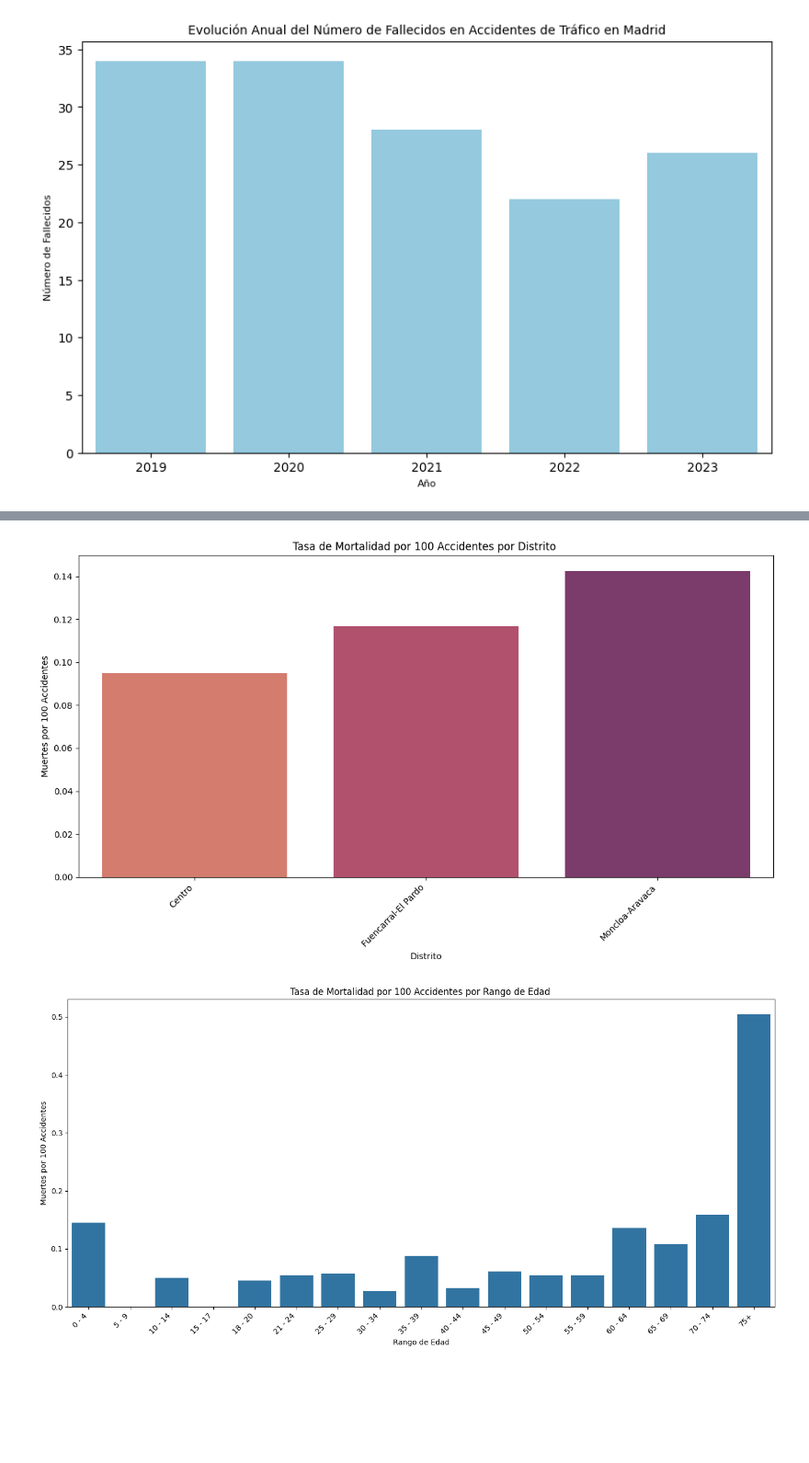
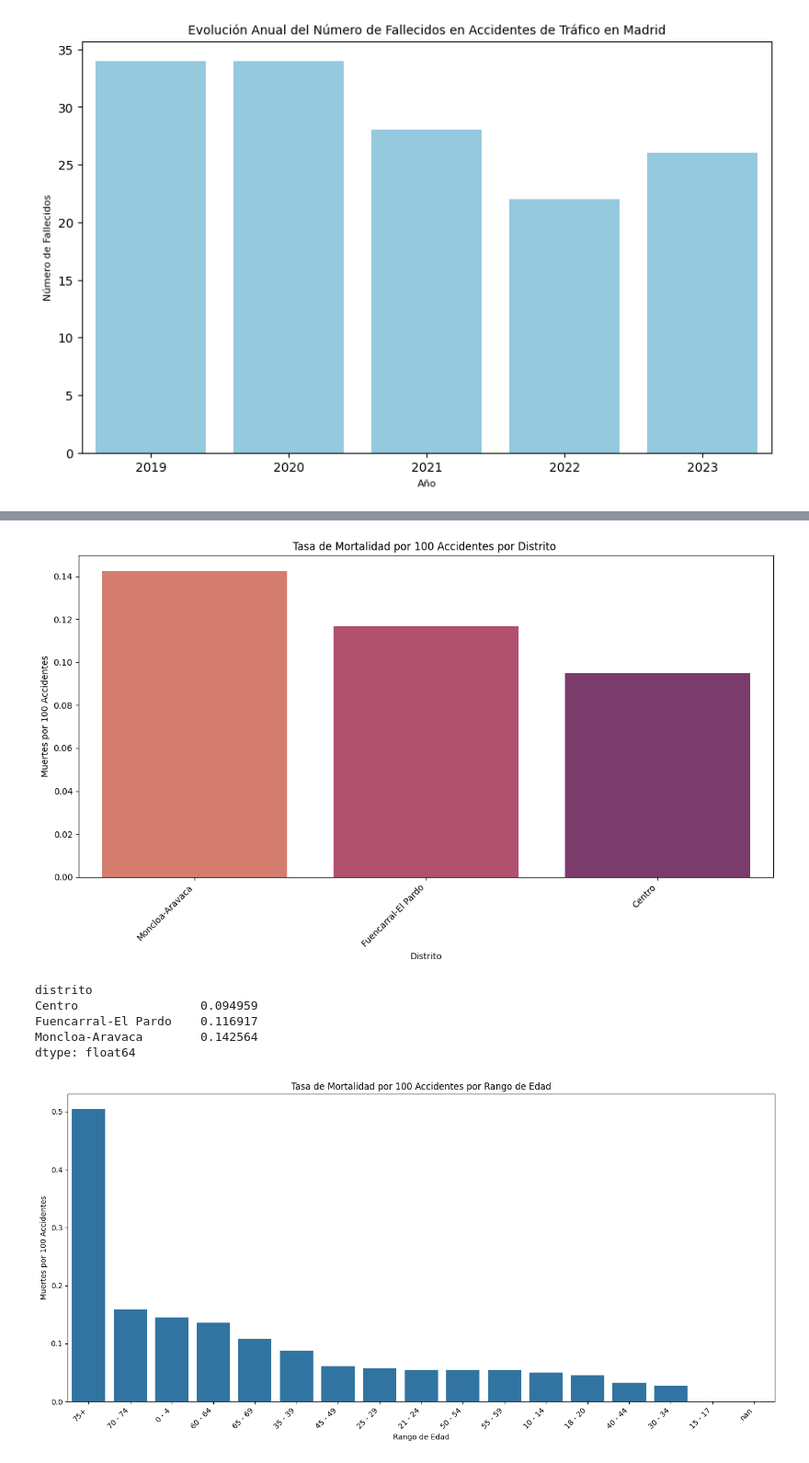
Before and after one commit to Porpi01/Madrid-traffic-accidents-analysis, a Jupyter notebook: Madrid_traffic_accidents.ipynb, the cells around one changed output, grey strips where cells are left out. Shown at 92% size. Cells and saved outputs as stored; diff of their text form; code cells hidden in the pictures; blank space fills up the shorter version.

```diff
--- a/Madrid_traffic_accidents.ipynb
+++ b/Madrid_traffic_accidents.ipynb
@@ -377,14 +368,17 @@ plt.show()
 # %%
 
-# 10.6. Tasa de Mortalidad por 100 Accidentes por Distrito (Filtrado)
+# # 10.6. Tasa de Mortalidad por 100 Accidentes por Distrito (Filtrado)
 tasa_mortalidad_distrito_filtrado = tasa_mortalidad_por_distrito.dropna()
 tasa_mortalidad_distrito_filtrado = tasa_mortalidad_distrito_filtrado[tasa_mortalidad_distrito_filtrado > 0.09] # Ajusta este umbral
 
+tasa_mortalidad_distrito_sorted = tasa_mortalidad_distrito_filtrado.sort_values(ascending=False)
+
+
 plt.figure(figsize=(12, 7))
 sns.barplot(
-    x=tasa_mortalidad_distrito_filtrado.index,
-    y=tasa_mortalidad_distrito_filtrado.values,
-    palette='flare', hue=tasa_mortalidad_distrito_filtrado.index
+    x=tasa_mortalidad_distrito_sorted.index,
+    y=tasa_mortalidad_distrito_sorted.values,
+    palette='flare', hue=tasa_mortalidad_distrito_sorted.index
 )
 plt.title('Tasa de Mortalidad por 100 Accidentes por Distrito ')
 plt.xlabel('Distrito')
@@ -392,17 +386,29 @@ plt.ylabel('Muertes por 100 Accidentes')
 plt.xticks(rotation=45, ha='right')
 plt.tight_layout()
 plt.show()
+tasa_mortalidad_distrito_filtrado
 # %% [output]
-[figure, old version]
+[figure, new version]
+distrito
+Centro                 0.094959
+Fuencarral-El Pardo    0.116917
+Moncloa-Aravaca        0.142564
+dtype: float64
 # %%
 # 10.7. Tasa de Mortalidad por 100 Accidentes por Rango de Edad (Ordenado)
+tasa_mortalidad_edad_sorted = tasa_mortalidad_por_rango_edad.sort_values(ascending=False)
+
 plt.figure(figsize=(14, 7))
-sns.barplot(x=tasa_mortalidad_por_rango_edad.index, y=tasa_mortalidad_por_rango_edad.values)
-plt.title('Tasa de Mortalidad por 100 Accidentes por Rango de Edad ')
+sns.barplot(
+    x=tasa_mortalidad_edad_sorted.index,
+    y=tasa_mortalidad_edad_sorted.values,
+    order=tasa_mortalidad_edad_sorted.index,
+)
+plt.title('Tasa de Mortalidad por 100 Accidentes por Rango de Edad')
 plt.xlabel('Rango de Edad')
 plt.ylabel('Muertes por 100 Accidentes')
 plt.xticks(rotation=45, ha='right')
 plt.tight_layout()
 plt.show()
 # %% [output]
-[figure, old version]
+[figure, new version]
```
Also changed, not shown: parts of 4 cells of this notebook.
